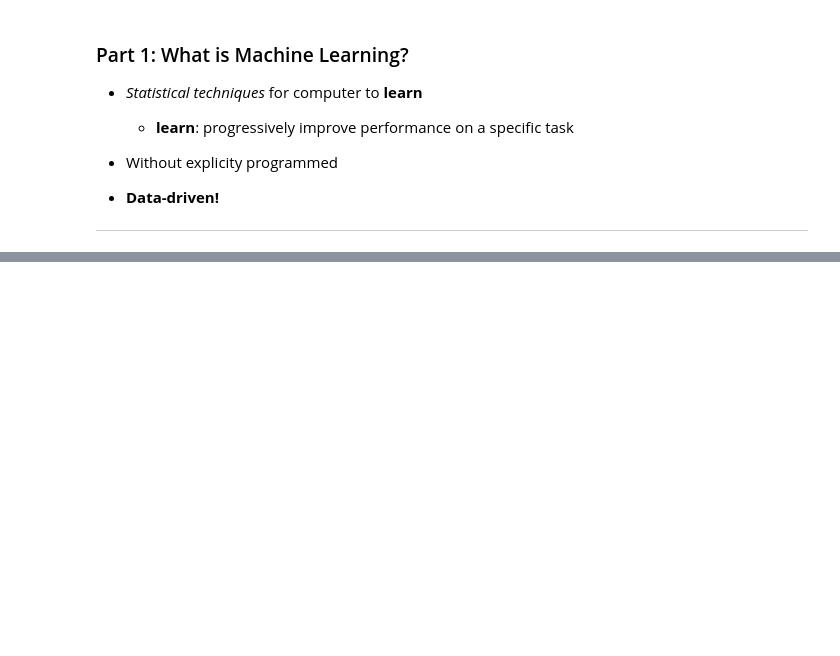
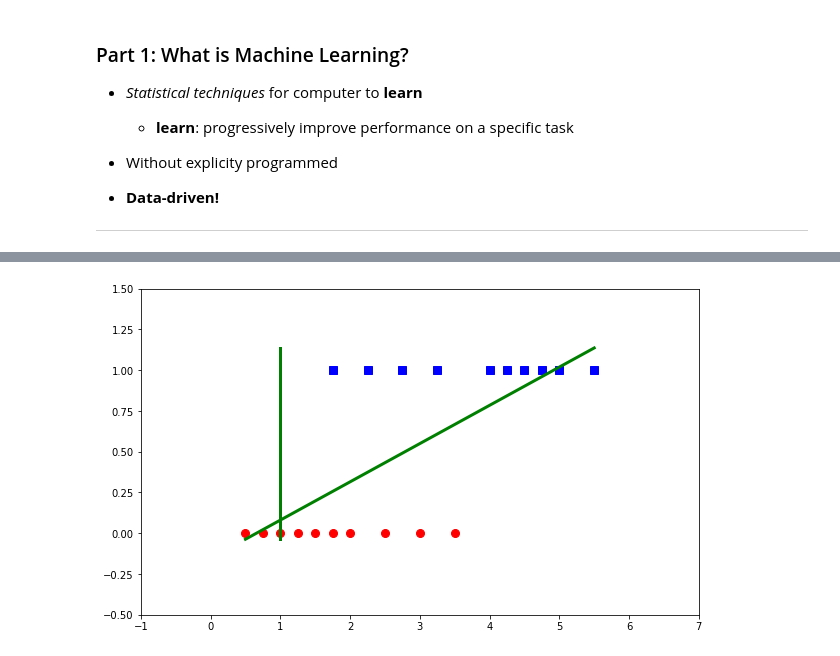
Before and after one commit to ldtanh/feSharingOct28, a Jupyter notebook: frontend-sharing-Oct28.ipynb, the cells around one changed output, grey strips where cells are left out. Cells and saved outputs as stored; diff of their text form; code cells hidden in the pictures; blank space fills up the shorter version.

```diff
--- a/frontend-sharing-Oct28.ipynb
+++ b/frontend-sharing-Oct28.ipynb
@@ -93,0 +152,31 @@
+# %%
+from sklearn.linear_model import LinearRegression
+
+# Initialization
+
+X = np.array([[0.50, 0.75, 1.00, 1.25, 1.50, 1.75, 1.75, 2.00, 2.25, 2.50,
+              2.75, 3.00, 3.25, 3.50, 4.00, 4.25, 4.50, 4.75, 5.00, 5.50]])
+y = np.array([0, 0, 0, 0, 0, 0, 1, 0, 1, 0, 1, 0, 1, 0, 1, 1, 1, 1, 1, 1])
+X = np.concatenate((np.ones((1, X.shape[1])), X), axis = 0)
+X0 = X[1, np.where(y == 0)][0]
+y0 = y[np.where(y == 0)]
+X1 = X[1, np.where(y == 1)][0]
+y1 = y[np.where(y == 1)]
+plt.axis([-1, 7, -0.5, 1.5])
+plt.plot(X0, y0, 'ro', markersize = 8)
+plt.plot(X1, y1, 'bs', markersize = 8)
+
+X = X.T
+y = y.T
+# implementation
+one = np.ones((X.shape[0], 1))
+Xbar = np.concatenate((one, X), axis = 1)
+model = LinearRegression(fit_intercept=False)
+model.fit(Xbar, y)
+y_pred = model.predict(Xbar)
+
+# Visualize data
+plt.plot(X, y_pred, 'green', linewidth=3)
+plt.show()
+# %% [output]
+[figure, added]
```
Also changed, not shown: parts of 27 cells of this notebook, 17 other files.
